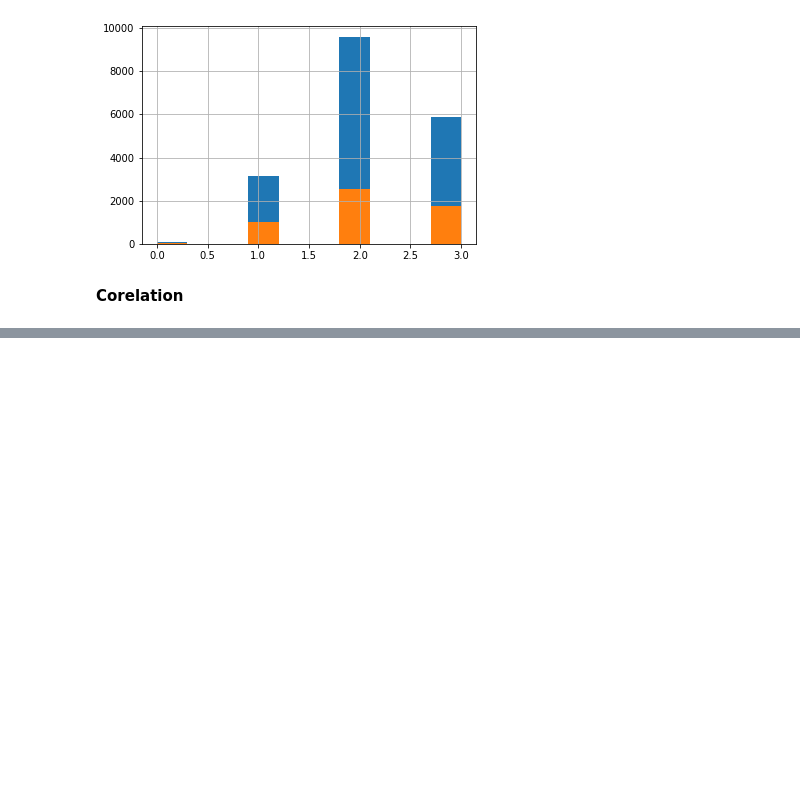
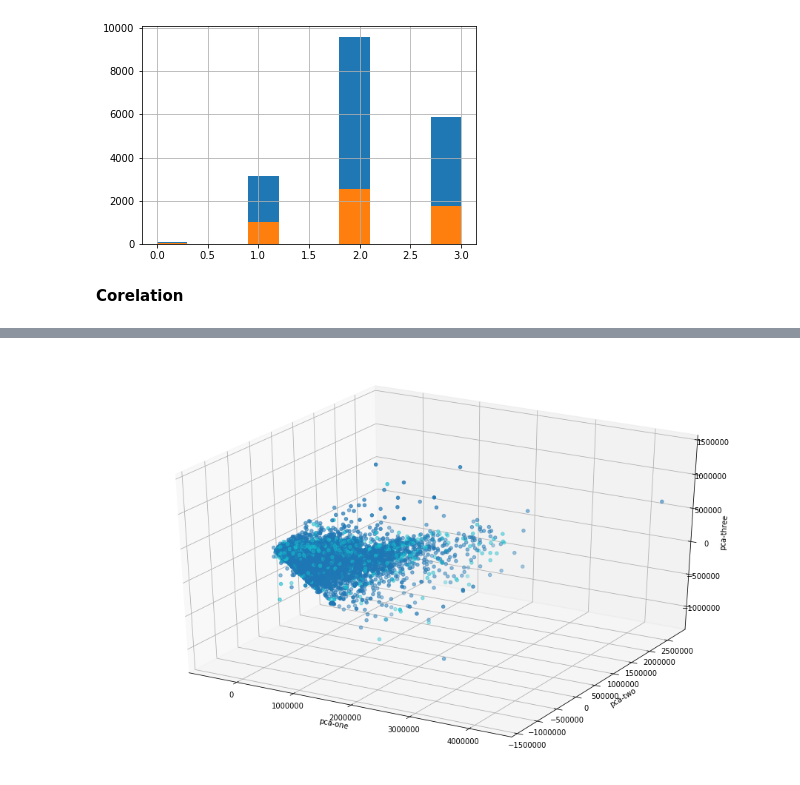
Before and after one commit to Prabha11/pre-datastorm-v1-0, a Jupyter notebook: pre_data_storm_visualization.ipynb, the cells around one changed output, grey strips where cells are left out. Saved outputs shown, nothing was run; the diff lists cells and outputs as text; code cells hidden in the pictures; blank space fills up the shorter version.

```diff
--- a/pre_data_storm_visualization.ipynb
+++ b/pre_data_storm_visualization.ipynb
@@ -146,0 +209,16 @@ sns.heatmap(corr, cmap=cmap, vmin=0,vmax=1, center=0,
+# %%
+from mpl_toolkits.mplot3d import Axes3D
+ax = plt.figure(figsize=(16,10)).gca(projection='3d')
+ax.scatter(
+    xs=df1,
+    ys=df2,
+    zs=df3,
+    c=finalDf['NEXT_MONTH_DEFAULT'],
+    cmap='tab10'
+)
+ax.set_xlabel('pca-one')
+ax.set_ylabel('pca-two')
+ax.set_zlabel('pca-three')
+plt.show()
+# %% [output]
+[figure, added]
```
Also changed, not shown: parts of 11 cells of this notebook.
